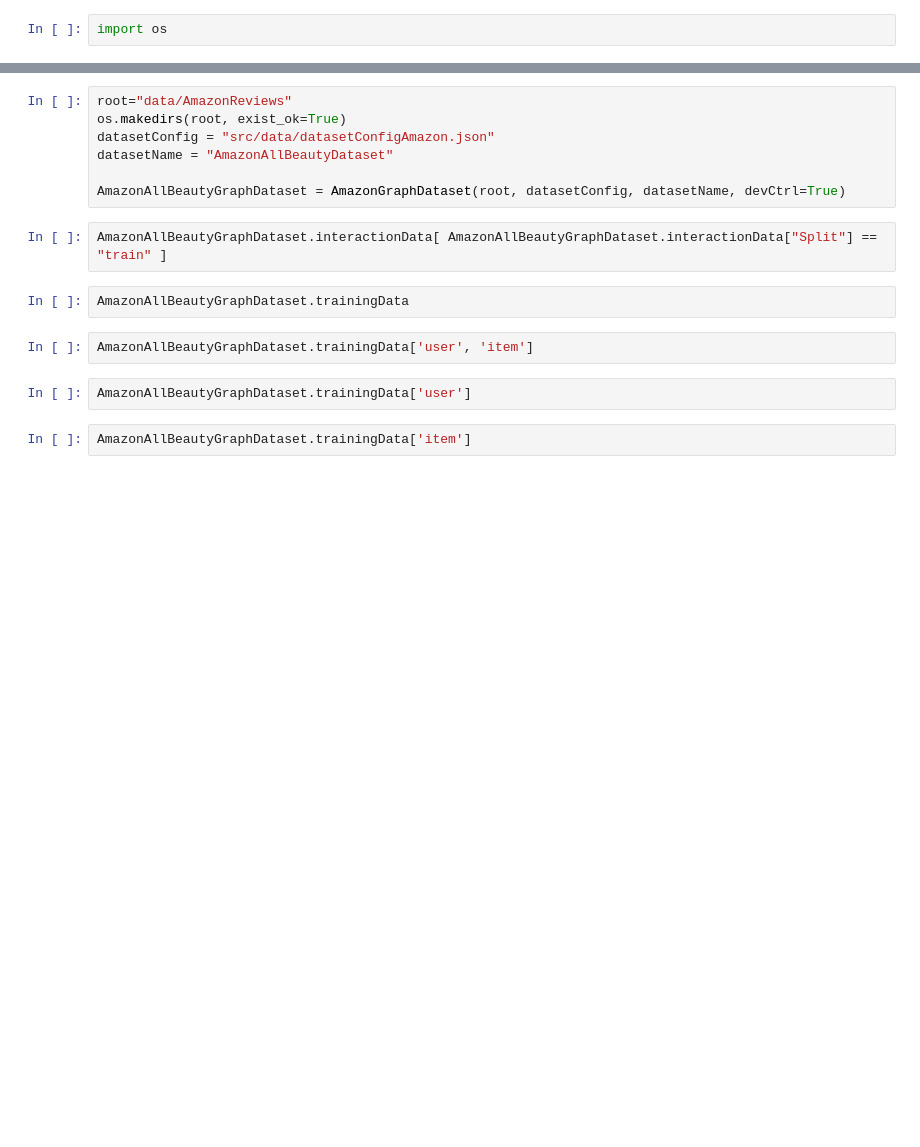
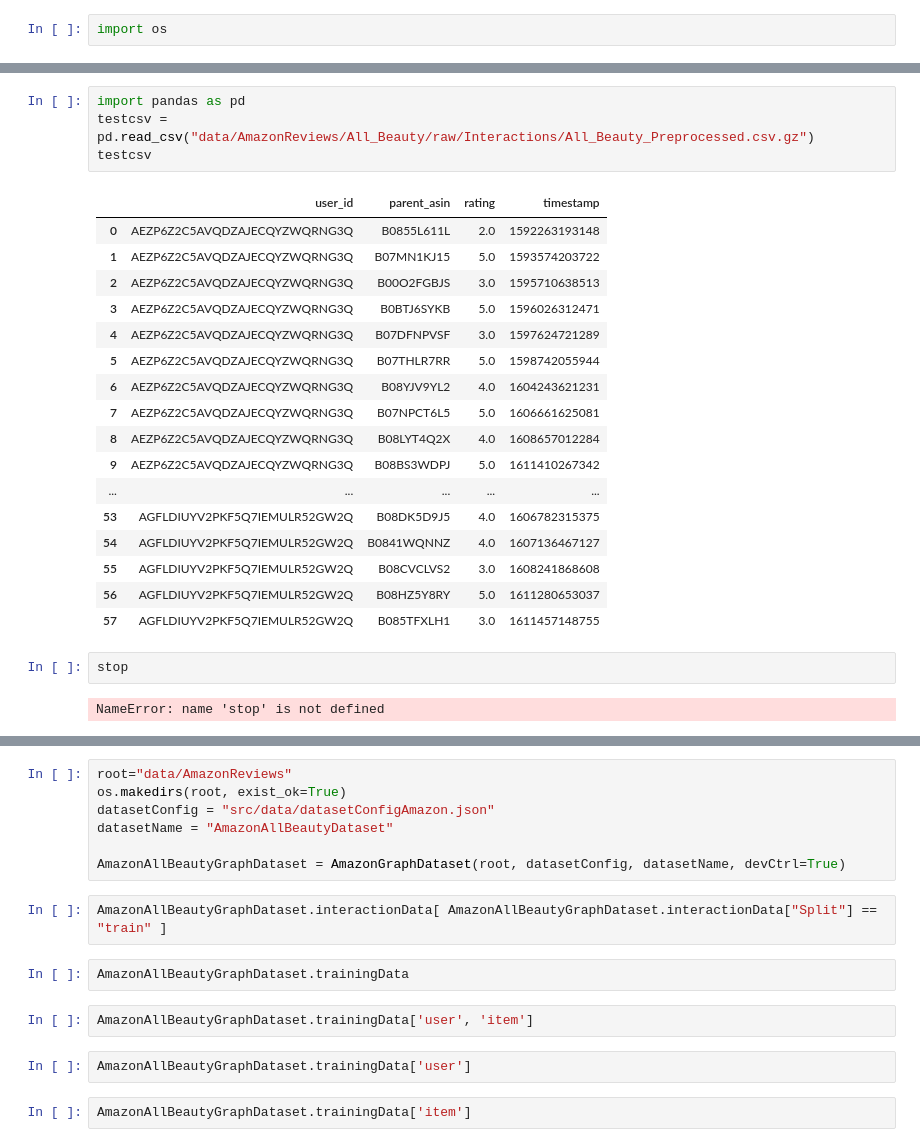
Before and after one commit to timthiele119/MLLM_RecSys, a Jupyter notebook: datasetTest.ipynb, the cells around one changed output, grey strips where cells are left out. Cells and saved outputs as stored; diff of their text form; blank space fills up the shorter version.

```diff
--- a/datasetTest.ipynb
+++ b/datasetTest.ipynb
@@ -37,0 +127,26 @@ AmazonAllBeautyDataset = AmazonDataset(root, datasetConfig, datasetName)
+# %%
+import pandas as pd
+testcsv = pd.read_csv("data/AmazonReviews/All_Beauty/raw/Interactions/All_Beauty_Preprocessed.csv.gz")
+testcsv
+# %% [output]
+|  | user_id | parent_asin | rating | timestamp |
+| 0 | AEZP6Z2C5AVQDZAJECQYZWQRNG3Q | B0855L611L | 2.0 | 1592263193148 |
+| 1 | AEZP6Z2C5AVQDZAJECQYZWQRNG3Q | B07MN1KJ15 | 5.0 | 1593574203722 |
+| 2 | AEZP6Z2C5AVQDZAJECQYZWQRNG3Q | B00O2FGBJS | 3.0 | 1595710638513 |
+| 3 | AEZP6Z2C5AVQDZAJECQYZWQRNG3Q | B0BTJ6SYKB | 5.0 | 1596026312471 |
+| 4 | AEZP6Z2C5AVQDZAJECQYZWQRNG3Q | B07DFNPVSF | 3.0 | 1597624721289 |
+| 5 | AEZP6Z2C5AVQDZAJECQYZWQRNG3Q | B07THLR7RR | 5.0 | 1598742055944 |
+| 6 | AEZP6Z2C5AVQDZAJECQYZWQRNG3Q | B08YJV9YL2 | 4.0 | 1604243621231 |
+| 7 | AEZP6Z2C5AVQDZAJECQYZWQRNG3Q | B07NPCT6L5 | 5.0 | 1606661625081 |
+| 8 | AEZP6Z2C5AVQDZAJECQYZWQRNG3Q | B08LYT4Q2X | 4.0 | 1608657012284 |
+| 9 | AEZP6Z2C5AVQDZAJECQYZWQRNG3Q | B08BS3WDPJ | 5.0 | 1611410267342 |
+| ... | ... | ... | ... | ... |
+| 53 | AGFLDIUYV2PKF5Q7IEMULR52GW2Q | B08DK5D9J5 | 4.0 | 1606782315375 |
+| 54 | AGFLDIUYV2PKF5Q7IEMULR52GW2Q | B0841WQNNZ | 4.0 | 1607136467127 |
+| 55 | AGFLDIUYV2PKF5Q7IEMULR52GW2Q | B08CVCLVS2 | 3.0 | 1608241868608 |
+| 56 | AGFLDIUYV2PKF5Q7IEMULR52GW2Q | B08HZ5Y8RY | 5.0 | 1611280653037 |
+| 57 | AGFLDIUYV2PKF5Q7IEMULR52GW2Q | B085TFXLH1 | 3.0 | 1611457148755 |
+# %%
+stop
+# %% [output]
+NameError: name 'stop' is not defined
```
Also changed, not shown: parts of 14 cells of this notebook, 6 other files.
